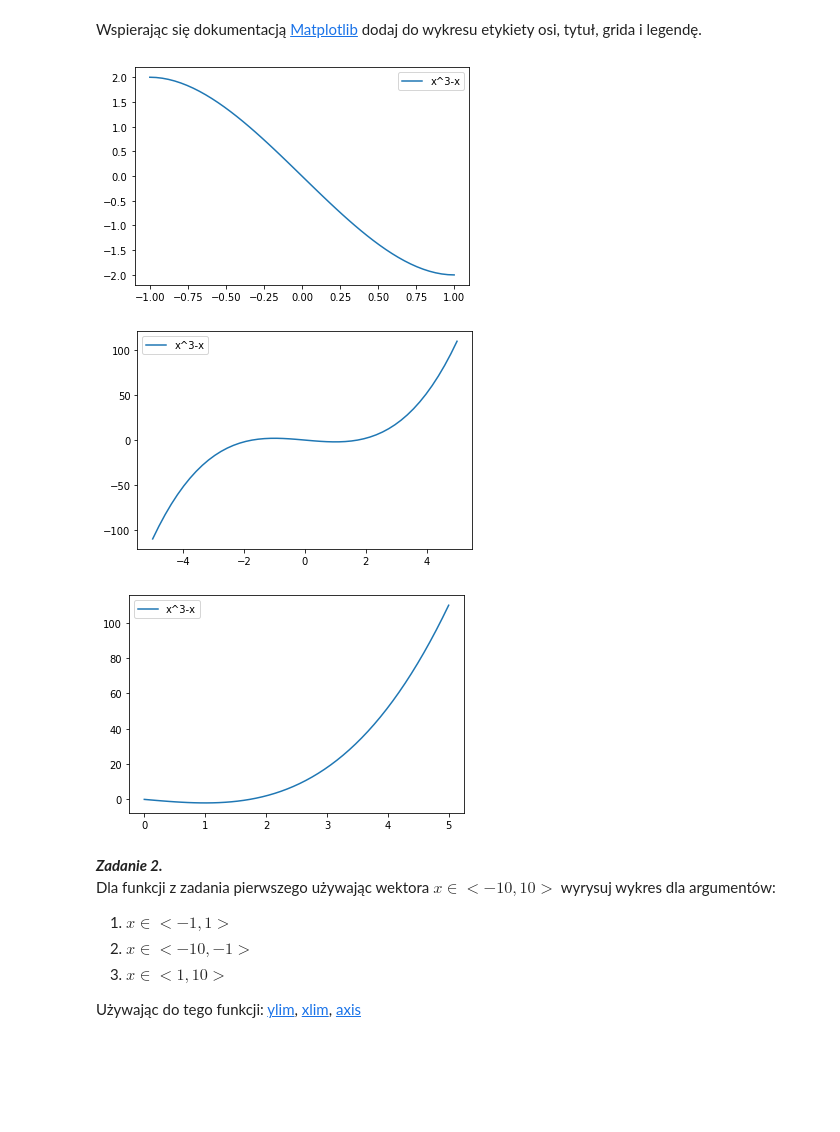
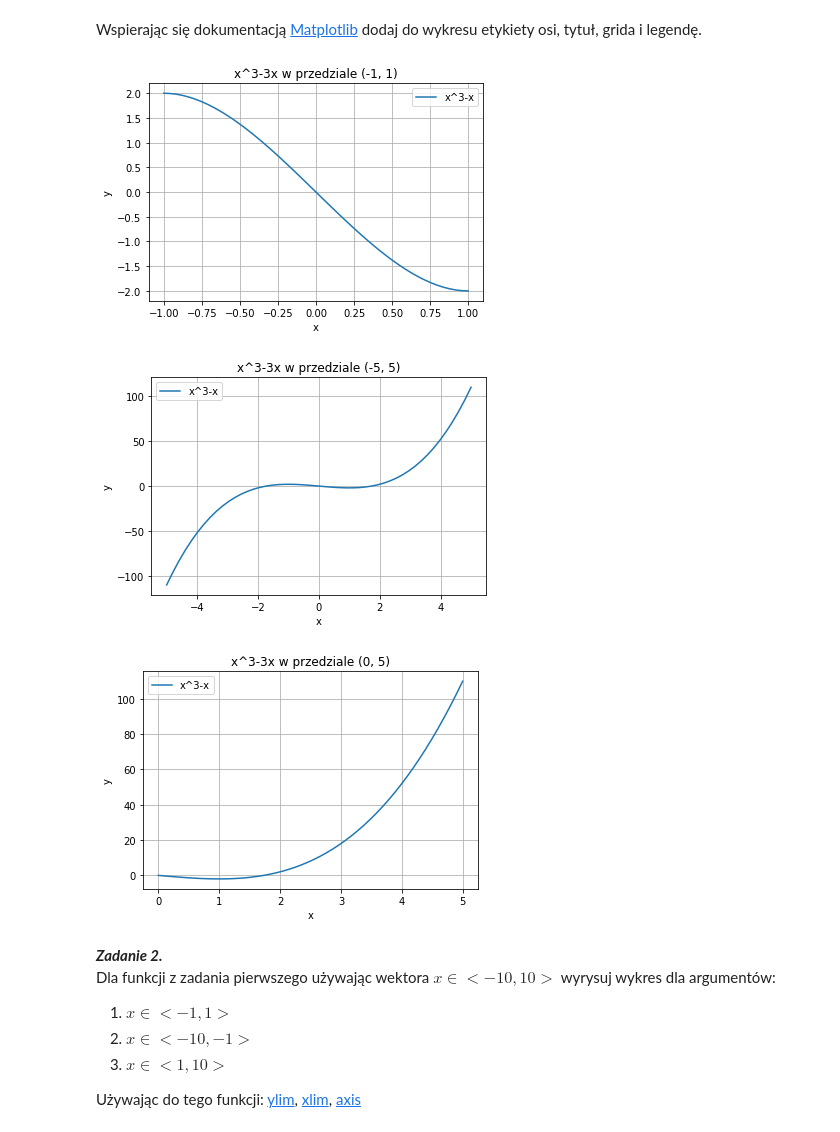
Before and after one commit to pawelszwarno/lab2, a Jupyter notebook: lab2/sprawozdanie.ipynb, the cells around one changed output. Drawn from its saved outputs; the diff is of its cells as text; code cells hidden in the pictures; blank space fills up the shorter version.

```diff
--- a/lab2/sprawozdanie.ipynb
+++ b/lab2/sprawozdanie.ipynb
@@ -33,25 +33,37 @@ Wspierając się dokumentacją [Matplotlib](https://matplotlib.org/) dodaj do wy
 # %%
 x1 = np.linspace(-1,1)
 y1 = x1**3 - 3*x1
 plt.plot(x1, y1, label='x^3-x')
+plt.xlabel('x')
+plt.ylabel('y')
 plt.legend()
+plt.title("x^3-3x w przedziale (-1, 1)")
+plt.grid()
 plt.show()
 
 x2 = np.linspace(-5,5)
 y2 = x2**3 - 3*x2
 plt.plot(x2, y2, label='x^3-x')
+plt.xlabel('x')
+plt.ylabel('y')
 plt.legend()
+plt.title("x^3-3x w przedziale (-5, 5)")
+plt.grid()
 plt.show()
 
 x3 = np.linspace(0,5)
 y3 = x3**3 - 3*x3
 plt.plot(x3, y3, label='x^3-x')
+plt.xlabel('x')
+plt.ylabel('y')
 plt.legend()
+plt.title("x^3-3x w przedziale (0, 5)")
+plt.grid()
 plt.show()
 # %% [output]
-[figure, old version]
+[figure, new version]
-[figure, old version]
+[figure, new version]
-[figure, old version]
+[figure, new version]
 # %% [markdown]
 ***Zadanie 2.***
 Dla funkcji z zadania pierwszego używając wektora $x \in <-10,10>$ wyrysuj wykres dla argumentów:
```
Also changed, not shown: parts of 2 cells of this notebook.
